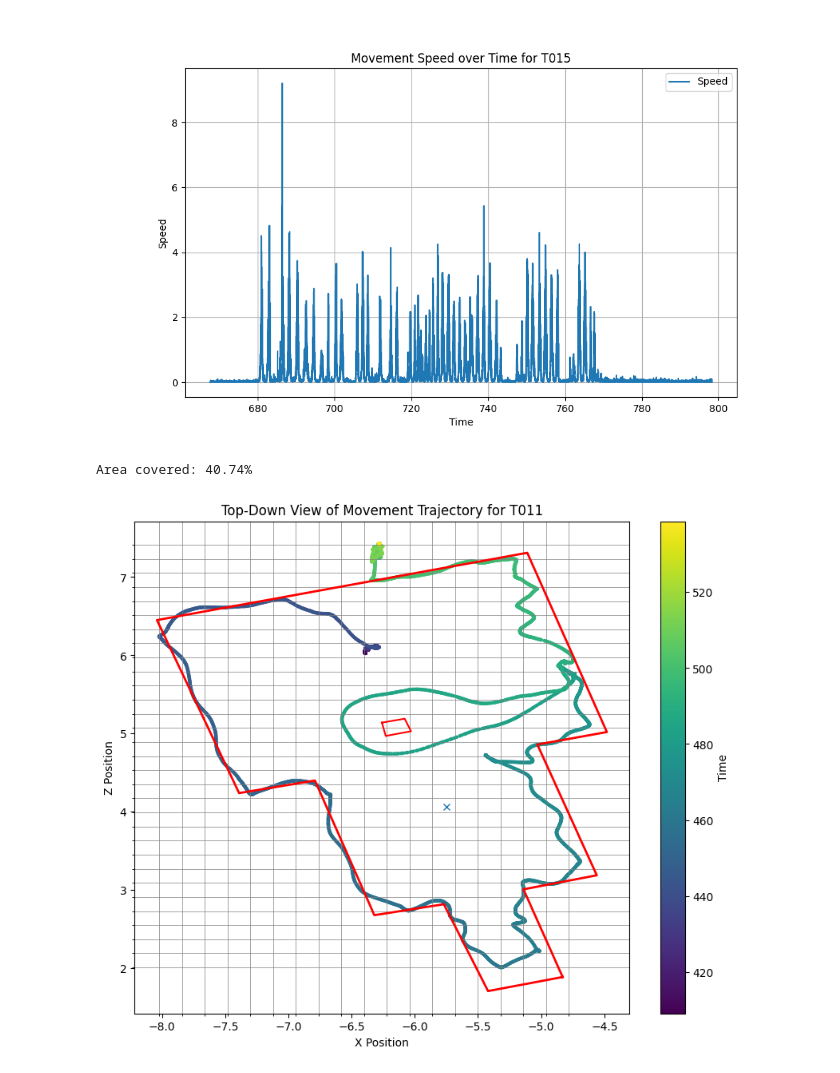
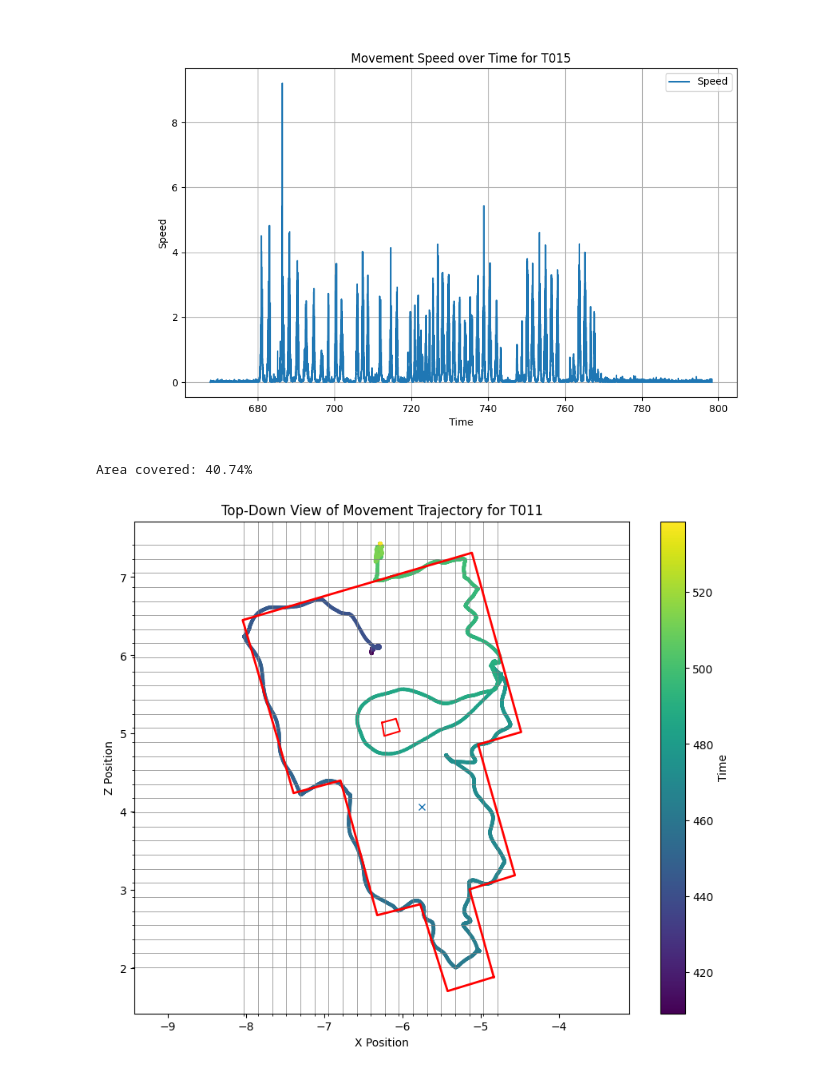
Before and after one commit to mohnfeld/analysis, a Jupyter notebook: vr_analysis.ipynb, the cells around one changed output. Drawn from its saved outputs; the diff is of its cells as text; code cells hidden in the pictures.

```diff
--- a/vr_analysis.ipynb
+++ b/vr_analysis.ipynb
@@ -198,35 +198,36 @@ def plot_movement_trajectory_with_layout(file_path):
     plt.title(f'Top-Down View of Movement Trajectory for {scene_id}')
     plt.colorbar(sc, label='Time')
     plt.grid(False)
+    plt.axis('equal')
 
     # Draw the specific layout based on the scene identifier
     if scene_id == 'T011':
         draw_elevated_platform(ax)
     elif scene_id == 'T003':
         draw_training_room(ax)
     elif scene_id == 'T007':
         draw_empty_room(ax)
     elif scene_id == 'T015':
         draw_dark_maze_room(ax)
 
     plt.show()
 
 def draw_training_room(ax):
     platform_coords = [
         (-4.79, 5.74), (-5.67, 9.17), (-8.89, 8.32), (-8.00, 4.91)
     ]
     platform_coords.append(platform_coords[0])  # Close the loop
     xs, ys = zip(*platform_coords)
     ax.plot(xs, ys, 'r-', linewidth=2)
 
 def draw_empty_room(ax):
     pass
 
 def draw_dark_maze_room(ax):
     pass
 
 # Example usage
 plot_movement_trajectory_with_layout(r'C:\Users\lal\Documents\tez\analysis\vr\pilotdatavr2\camera_movement_T011.csv')
 # %% [output]
 Area covered: 40.74%
-[figure, old version]
+[figure, new version]
```
Also changed, not shown: parts of 14 cells of this notebook, 2 other files.
